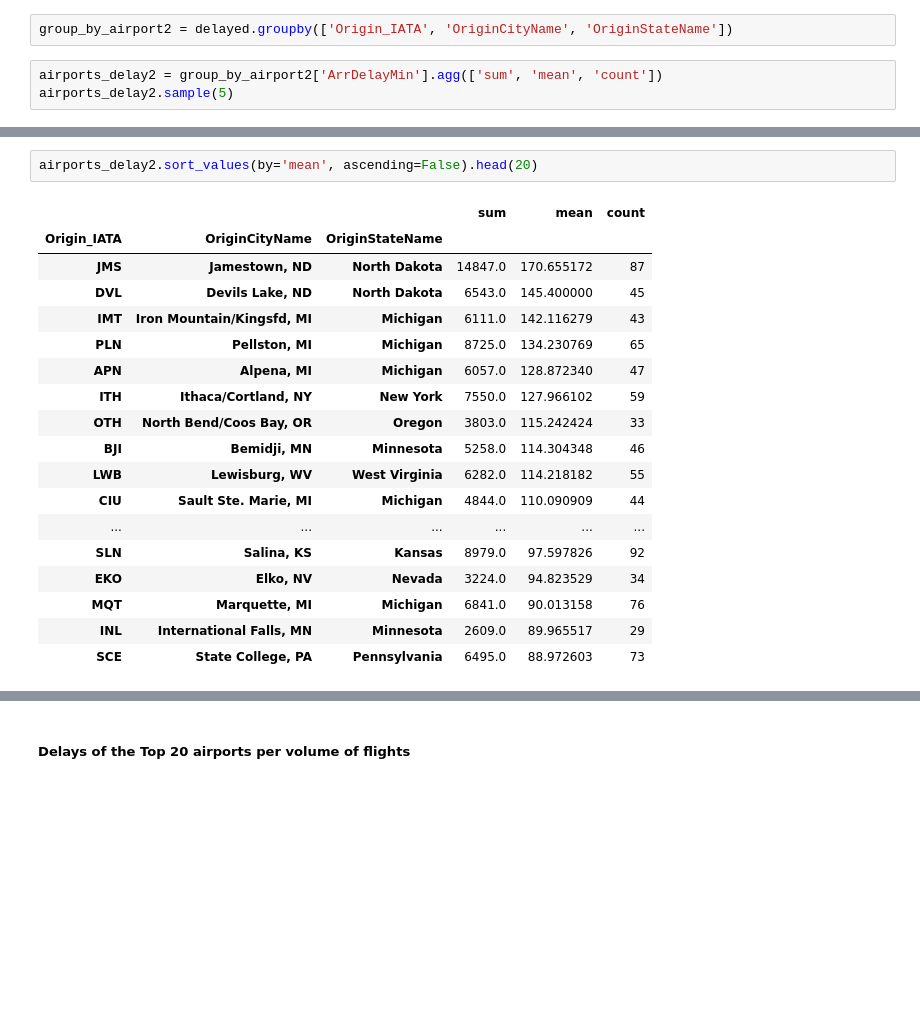
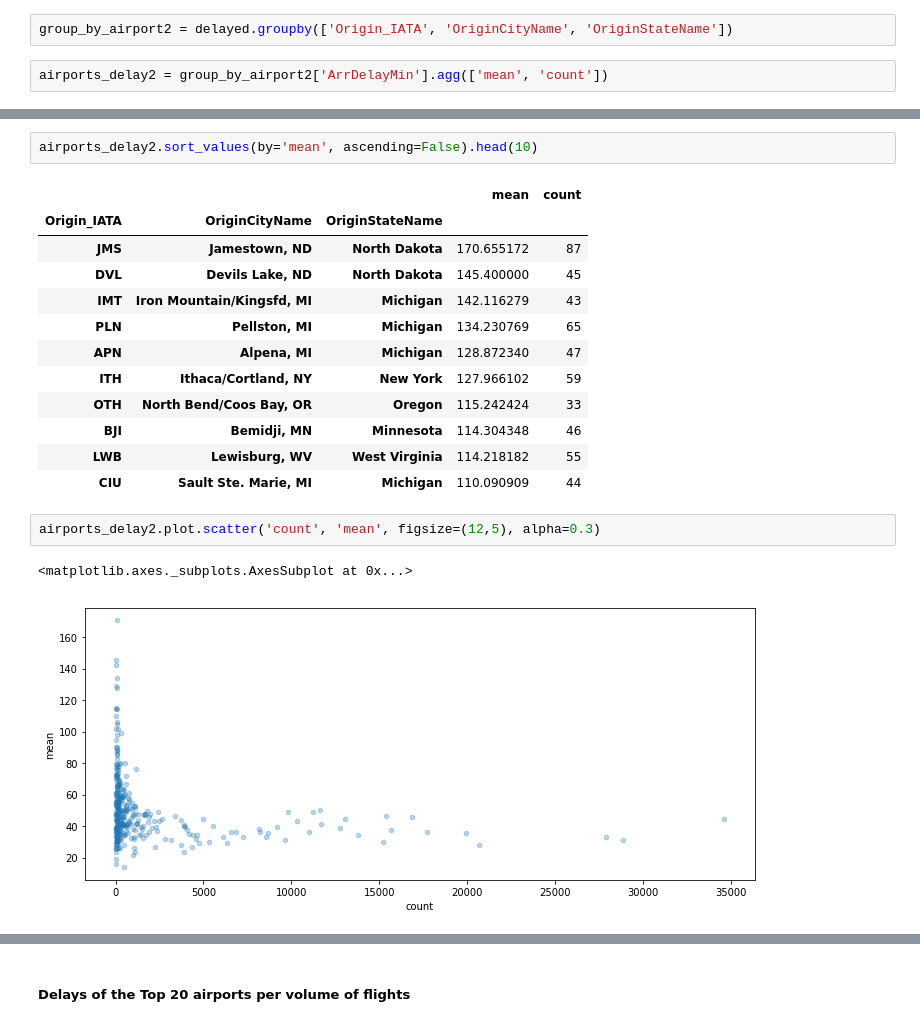
Before and after one commit to gespejobas/TFM, a Jupyter notebook: 03. Data Analysis & Representation.ipynb, the cells around one changed output, grey strips where cells are left out. Cells and saved outputs as stored; diff of their text form; blank space fills up the shorter version.

```diff
--- a/03. Data Analysis & Representation.ipynb
+++ b/03. Data Analysis & Representation.ipynb
@@ -497,5 +478,4 @@ ONLY DELAYED FLIGHTS
 # %%
 group_by_airport2 = delayed.groupby(['Origin_IATA', 'OriginCityName', 'OriginStateName'])
 # %%
-airports_delay2 = group_by_airport2['ArrDelayMin'].agg(['sum', 'mean', 'count'])
-airports_delay2.sample(5)
+airports_delay2 = group_by_airport2['ArrDelayMin'].agg(['mean', 'count'])
@@ -531,21 +497,20 @@ airports_delay2.sort_values(by='sum', ascending=False).head(20)
 # %%
-airports_delay2.sort_values(by='mean', ascending=False).head(20)
+airports_delay2.sort_values(by='mean', ascending=False).head(10)
 # %% [output]
-|  |  |  | sum | mean | count |
-| Origin_IATA | OriginCityName | OriginStateName |  |  |  |
-| JMS | Jamestown, ND | North Dakota | 14847.0 | 170.655172 | 87 |
-| DVL | Devils Lake, ND | North Dakota | 6543.0 | 145.400000 | 45 |
-| IMT | Iron Mountain/Kingsfd, MI | Michigan | 6111.0 | 142.116279 | 43 |
-| PLN | Pellston, MI | Michigan | 8725.0 | 134.230769 | 65 |
-| APN | Alpena, MI | Michigan | 6057.0 | 128.872340 | 47 |
-| ITH | Ithaca/Cortland, NY | New York | 7550.0 | 127.966102 | 59 |
-| OTH | North Bend/Coos Bay, OR | Oregon | 3803.0 | 115.242424 | 33 |
-| BJI | Bemidji, MN | Minnesota | 5258.0 | 114.304348 | 46 |
-| LWB | Lewisburg, WV | West Virginia | 6282.0 | 114.218182 | 55 |
-| CIU | Sault Ste. Marie, MI | Michigan | 4844.0 | 110.090909 | 44 |
-| ... | ... | ... | ... | ... | ... |
-| SLN | Salina, KS | Kansas | 8979.0 | 97.597826 | 92 |
-| EKO | Elko, NV | Nevada | 3224.0 | 94.823529 | 34 |
-| MQT | Marquette, MI | Michigan | 6841.0 | 90.013158 | 76 |
-| INL | International Falls, MN | Minnesota | 2609.0 | 89.965517 | 29 |
-| SCE | State College, PA | Pennsylvania | 6495.0 | 88.972603 | 73 |
+|  |  |  | mean | count |
+| Origin_IATA | OriginCityName | OriginStateName |  |  |
+| JMS | Jamestown, ND | North Dakota | 170.655172 | 87 |
+| DVL | Devils Lake, ND | North Dakota | 145.400000 | 45 |
+| IMT | Iron Mountain/Kingsfd, MI | Michigan | 142.116279 | 43 |
+| PLN | Pellston, MI | Michigan | 134.230769 | 65 |
+| APN | Alpena, MI | Michigan | 128.872340 | 47 |
+| ITH | Ithaca/Cortland, NY | New York | 127.966102 | 59 |
+| OTH | North Bend/Coos Bay, OR | Oregon | 115.242424 | 33 |
+| BJI | Bemidji, MN | Minnesota | 114.304348 | 46 |
+| LWB | Lewisburg, WV | West Virginia | 114.218182 | 55 |
+| CIU | Sault Ste. Marie, MI | Michigan | 110.090909 | 44 |
+# %%
+airports_delay2.plot.scatter('count', 'mean', figsize=(12,5), alpha=0.3)
+# %% [output]
+<matplotlib.axes._subplots.AxesSubplot at 0x...>
+[figure, added]
```
Also changed, not shown: parts of 76 cells of this notebook.
